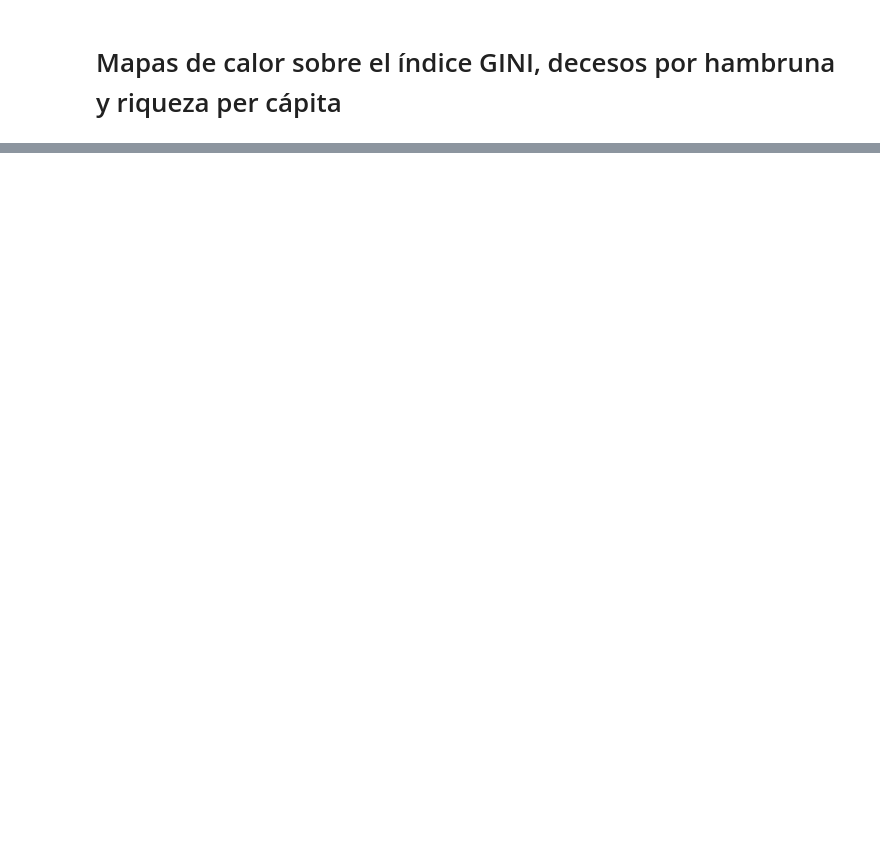
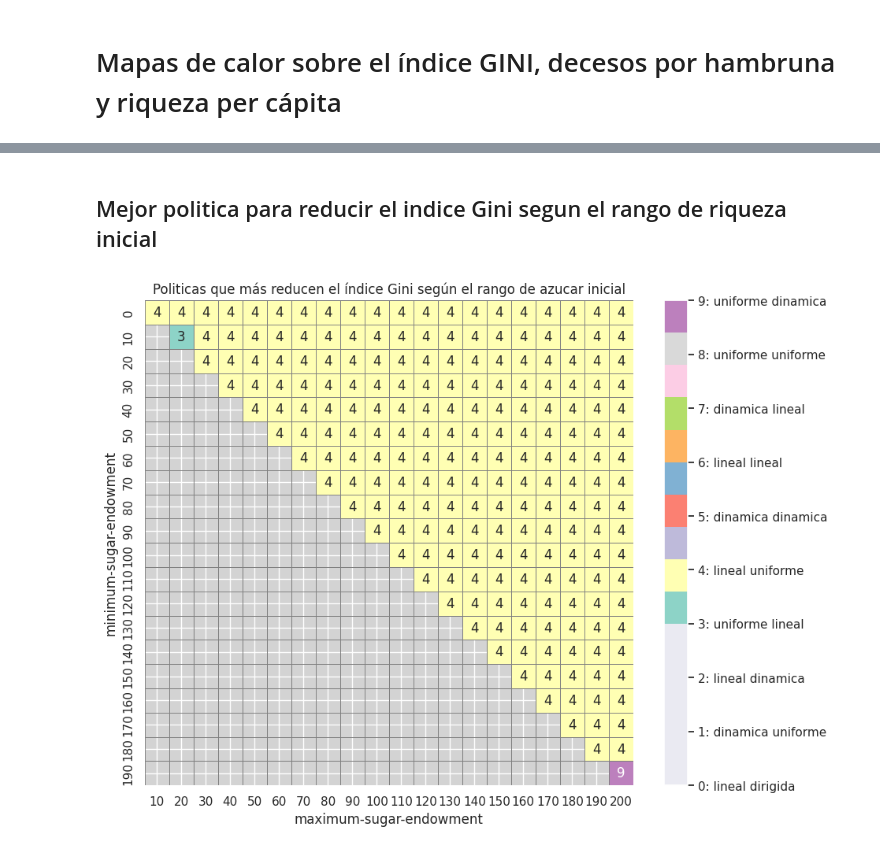
Before and after one commit to Aruroo/SugarScape, a Jupyter notebook: Analisis/AnalisisSugarScape.ipynb, the cells around one changed output, grey strips where cells are left out. Saved outputs shown, nothing was run; the diff lists cells and outputs as text; code cells hidden in the pictures; blank space fills up the shorter version.

```diff
--- a/Analisis/AnalisisSugarScape.ipynb
+++ b/Analisis/AnalisisSugarScape.ipynb
@@ -114,11 +99,0 @@ La mejor politica es uniforme lineal con un indice Gini de 0.0229435132093009
-# %%
-resultados_politicas = datos_analisis['Decesos por hambruna']
-decesos = 50000
-politica = ''
-for i in range(len(resultados_politicas)):
-    politica_actual = resultados_politicas[i]
-    valor_actual = politica_actual[20][10]
-    if valor_actual < decesos:
-        decesos = valor_actual
-        politica = nombres_politicas[i]
-print(f'La mejor politica es {politica} con un numero de decesos de {decesos}')
@@ -129,11 +99,0 @@ La mejor politica es dinamica uniforme con un numero de decesos de 0.0
-# %%
-resultados_politicas = datos_analisis['Riqueza per cápita']
-riqueza = 0
-politica = ''
-for i in range (len(resultados_politicas)):
-    politica_actual = resultados_politicas[i]
-    valor_actual = politica_actual[20][10]
-    if valor_actual > riqueza:
-        riqueza = valor_actual
-        politica = nombres_politicas[i]
-print(f'La mejor politica es {politica} con una riqueza per cápita de {riqueza}')
@@ -144,11 +99,0 @@ La mejor politica es dinamica lineal con una riqueza per cápita de 31.040325
-# %%
-resultados_politicas = datos_analisis['Diferencia de riquezas entre un tick y otro']
-diferencia = 100
-politica = ''
-for i in range (len(resultados_politicas)):
-    politica_actual = resultados_politicas[i]
-    valor_actual = abs(politica_actual[20][10])
-    if valor_actual < diferencia:
-        diferencia = valor_actual
-        politica = nombres_politicas[i]
-print(f'La mejor politica es {politica} con una diferencia de {diferencia}')
@@ -156,0 +199,10 @@ La mejor politica es uniforme lineal con una diferencia de 0.015
+# %% [markdown]
+## Mejor politica para reducir el indice Gini segun el rango de riqueza inicial
+# %%
+# Los valores base del indice gini del modelo sin politicas
+base_gini = datos_base.pivot(index="minimum-sugar-endowment", columns="maximum-sugar-endowment", values='avg-gini')
+pivotados_gini = datos_analisis['Indice Gini']
+resultados, etiquetas = menos_es_mejor(iniciales=base_gini, pivotados=pivotados_gini)
+representacion_visual(etiquetas,"Politicas que más reducen el índice Gini según el rango de azucar inicial")
+# %% [output]
+[figure, added]
```
Also changed, not shown: parts of 24 cells of this notebook, 1 other file.
